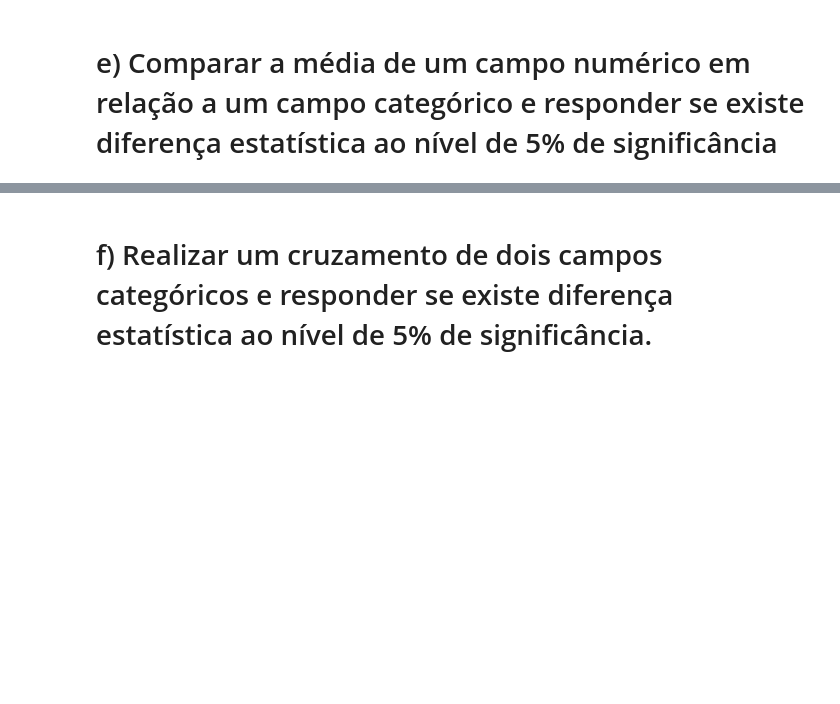
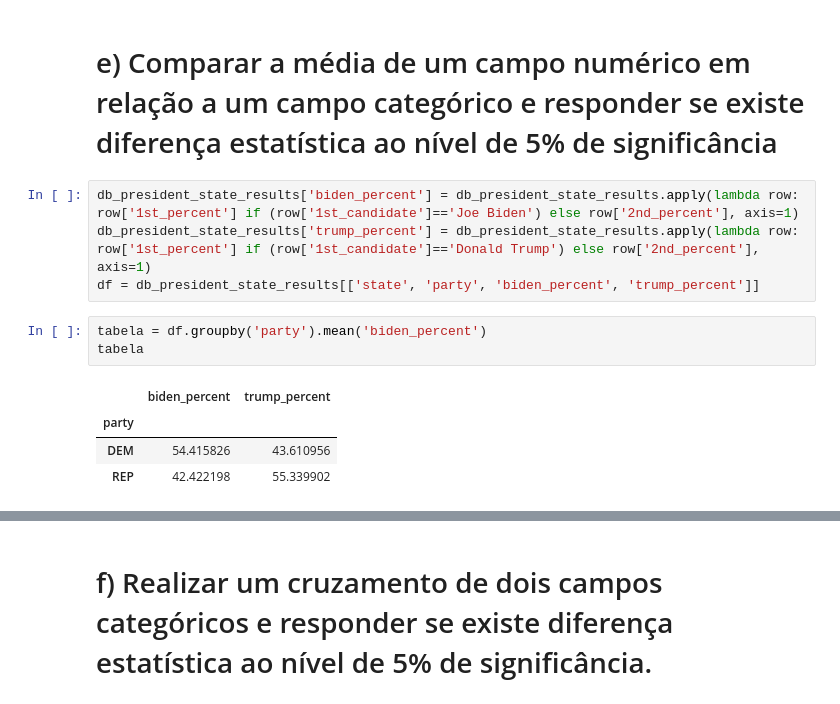
Before and after one commit to bmnds/uea-data-science-03-statistics, a Jupyter notebook: [Estatística04]_Trabalho_Final.ipynb, the cells around one changed output, grey strips where cells are left out. Saved outputs shown, nothing was run; the diff lists cells and outputs as text; blank space fills up the shorter version.

```diff
--- a/[Estatística04]_Trabalho_Final.ipynb
+++ b/[Estatística04]_Trabalho_Final.ipynb
@@ -750,3 +750,15 @@ Quantidade de condados: 44
 #TODO tentar transformar os resultados obtidos do Arizona numa visão geográfica
 # %% [markdown]
 # e) Comparar a média de um campo numérico em relação a um campo categórico e responder se existe diferença estatística ao nível de 5% de significância
+# %%
+db_president_state_results['biden_percent'] = db_president_state_results.apply(lambda row: row['1st_percent'] if (row['1st_candidate']=='Joe Biden') else row['2nd_percent'], axis=1)
+db_president_state_results['trump_percent'] = db_president_state_results.apply(lambda row: row['1st_percent'] if (row['1st_candidate']=='Donald Trump') else row['2nd_percent'], axis=1)
+df = db_president_state_results[['state', 'party', 'biden_percent', 'trump_percent']]
+# %%
+tabela = df.groupby('party').mean('biden_percent')
+tabela
+# %% [output]
+|  | biden_percent | trump_percent |
+| party |  |  |
+| DEM | 54.415826 | 43.610956 |
+| REP | 42.422198 | 55.339902 |
```
Also changed, not shown: parts of 7 cells of this notebook.
